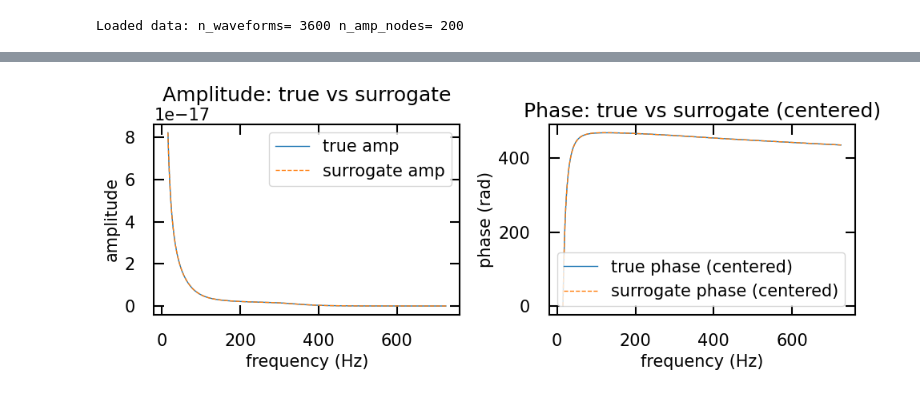
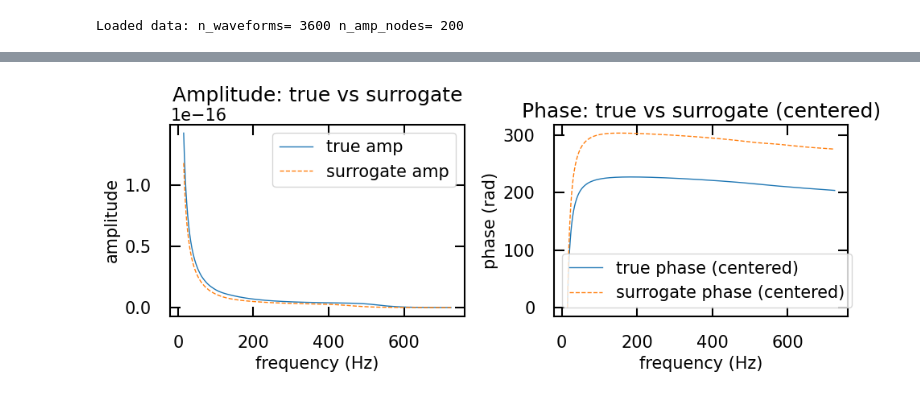
Before and after one commit to AfrozSaqlain/GWSurrogate, a Jupyter notebook: Notebooks/greedy_basis_tutorial.ipynb, the cells around one changed output, grey strips where cells are left out. Cells and saved outputs as stored; diff of their text form; code cells hidden in the pictures.

Commit message:
Updated greedy basis notebook

```diff
--- a/Notebooks/greedy_basis_tutorial.ipynb
+++ b/Notebooks/greedy_basis_tutorial.ipynb
@@ -51,0 +130,4 @@ Reduced basis built. Number of modes = 200
+# %%
+q0 = 3.4
+chi0 = 0.38
+print('Validating on training sample with', 'q=', q0, 'chi=', chi0)
@@ -52,92 +156,4 @@ Reduced basis built. Number of modes = 200
 # %%
-import random
-import scipy.interpolate as si
-
-# Helper: trapezoidal weights for arbitrary nodes
-def trapezoidal_weights(x):
-    x = np.asarray(x)
-    dx = np.diff(x)
-    w = np.empty_like(x)
-    if len(x) == 1:
-        return np.array([1.0])
-    w[0] = dx[0]/2.0
-    w[-1] = dx[-1]/2.0
-    if len(x) > 2:
-        w[1:-1] = 0.5*(dx[:-1] + dx[1:])
-    return w
-
-# --- Build RB + EIM for amplitude ---
-freq_amp = data.sparse_freq_amp
-w_amp = trapezoidal_weights(freq_amp)
-int_amp = rp.Integration(nodes=freq_amp, weights=w_amp)
-training_amp = np.asarray(data.A_mat).T  # shape (n_snapshots, n_freqs)
-rb_amp = rp.ReducedBasis(int_amp)
-rb_amp.make(training_space=training_amp, index_seed=0, tol=1e-8, verbose=True, timer=True)
-eim_amp = rp.EmpiricalInterpolant(rb_amp.basis, verbose=True)
-print('Amplitude RB modes =', rb_amp.basis.shape, 'EIM nodes =', len(eim_amp.indices))
-
-# --- Build RB + EIM for phase (center each waveform by its initial phase) ---
-freq_phase = data.sparse_freq_phase
-w_phase = trapezoidal_weights(freq_phase)
-int_phase = rp.Integration(nodes=freq_phase, weights=w_phase)
-training_phase = np.asarray(data.Phi_mat).T
-# Remove each waveform's initial phase to make phases smooth across params
-training_phase_centered = training_phase - training_phase[:,0][:,None]
-rb_phase = rp.ReducedBasis(int_phase)
-rb_phase.make(training_space=training_phase_centered, index_seed=0, tol=1e-8, verbose=True, timer=True)
-eim_phase = rp.EmpiricalInterpolant(rb_phase.basis, verbose=True)
-print('Phase RB modes =', rb_phase.basis.shape, 'EIM nodes =', len(eim_phase.indices))
-
-# --- Build parameter-space interpolants for EIM node values and amp norms ---
-q_unique = np.unique(data.param_grid_q)
-chi_unique = np.unique(data.param_grid_chi)
-grid_shape = data.param_grid_q.shape
-n_snapshots = training_amp.shape[0]
-
-# amplitude: collect node values across training set for each EIM index
-amp_node_vals = training_amp[:, eim_amp.indices]  # (n_snapshots, n_eim)
-phase_node_vals = training_phase_centered[:, eim_phase.indices]
-
-# reshape into (n_chi, n_q) grids and build RectBivariateSpline for each node
-amp_node_interps = []
-for k in range(amp_node_vals.shape[1]):
-    z = amp_node_vals[:, k].reshape(grid_shape)
-    amp_node_interps.append(si.RectBivariateSpline(chi_unique, q_unique, z))
-
-phase_node_interps = []
-for k in range(phase_node_vals.shape[1]):
-    z = phase_node_vals[:, k].reshape(grid_shape)
-    phase_node_interps.append(si.RectBivariateSpline(chi_unique, q_unique, z))
-
-# amplitude norm interpolant (amp_norms stored per snapshot)
-amp_norms_grid = np.asarray(data.amp_norms).reshape(grid_shape)
-amp_norm_interp = si.RectBivariateSpline(chi_unique, q_unique, amp_norms_grid)
-
-# --- Choose a random training sample to validate surrogate reconstruction ---
-rand_idx = random.randrange(n_snapshots)
-q0 = float(data.q[rand_idx])
-chi0 = float(data.chi[rand_idx])
-print('Validating on training sample index', rand_idx, 'q=', q0, 'chi=', chi0)
-
-# Evaluate node interpolants at (chi0, q0)
-amp_nodes_pred = np.array([interp(chi0, q0)[0,0] for interp in amp_node_interps])
-phase_nodes_pred = np.array([interp(chi0, q0)[0,0] for interp in phase_node_interps])
-amp_norm_pred = float(amp_norm_interp(chi0, q0)[0,0])
-
-# Reconstruct full fields from EIM matrix B (B shape (Nbasis, Nquads))
-amp_rec = amp_nodes_pred.dot(eim_amp.B)
-phase_rec = phase_nodes_pred.dot(eim_phase.B)
-
-# Scale amplitude back using amp_norm
-amp_rec_scaled = amp_rec * amp_norm_pred
-# retrieve true data for comparison (true amplitude stored normalized in A_mat)
-true_amp = np.asarray(data.A_mat)[:, rand_idx] * data.amp_norms[rand_idx]
-true_phase = np.asarray(data.Phi_mat)[:, rand_idx]
-# center true phase the same way we trained phase RB
-true_phase_centered = true_phase - true_phase[0]
-# add back initial phase to reconstructed phase for direct compare
-phase_rec_full = phase_rec + true_phase[0]
-
 # --- Metrics ---
 amp_err = np.linalg.norm(true_amp - amp_rec_scaled) / np.linalg.norm(true_amp)
 phase_err = np.linalg.norm(true_phase_centered - phase_rec) / max(1e-12, np.linalg.norm(true_phase_centered))
@@ -183 +183 @@ Relative L2 error (amp) = 3.229e-04, (phase) = 4.906e-04
-[figure, old version]
+[figure, new version]
```
Also changed, not shown: parts of 22 cells of this notebook.
